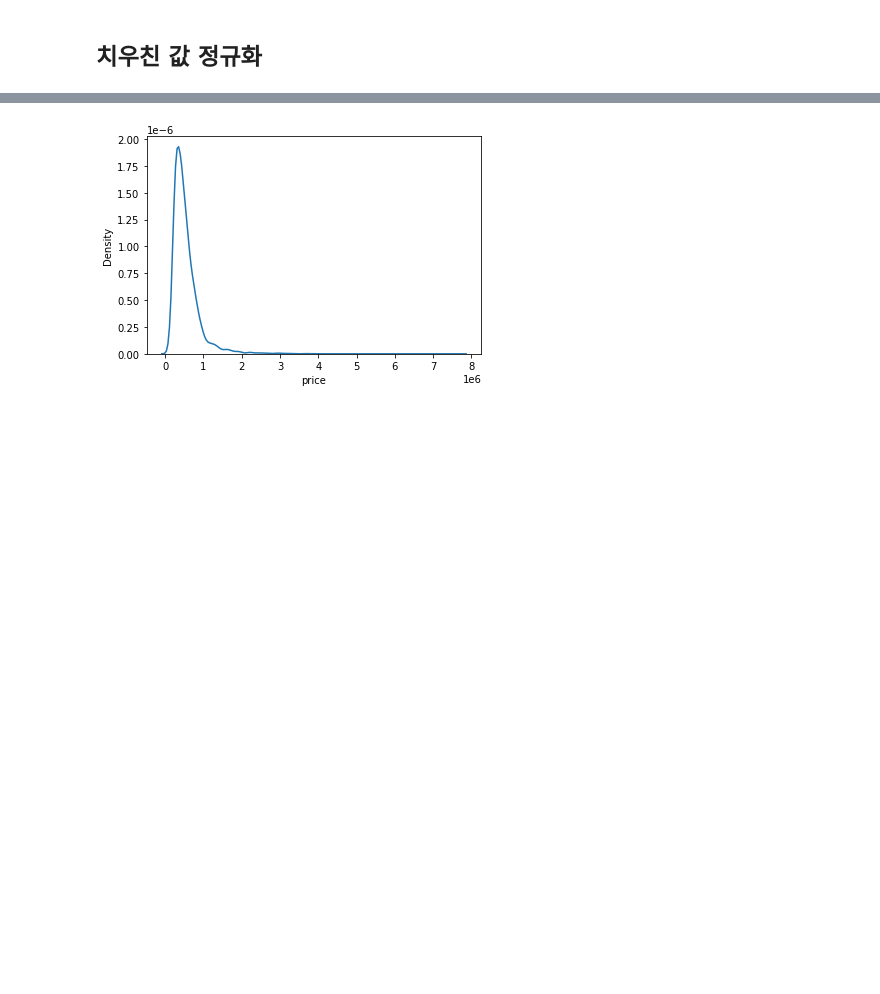
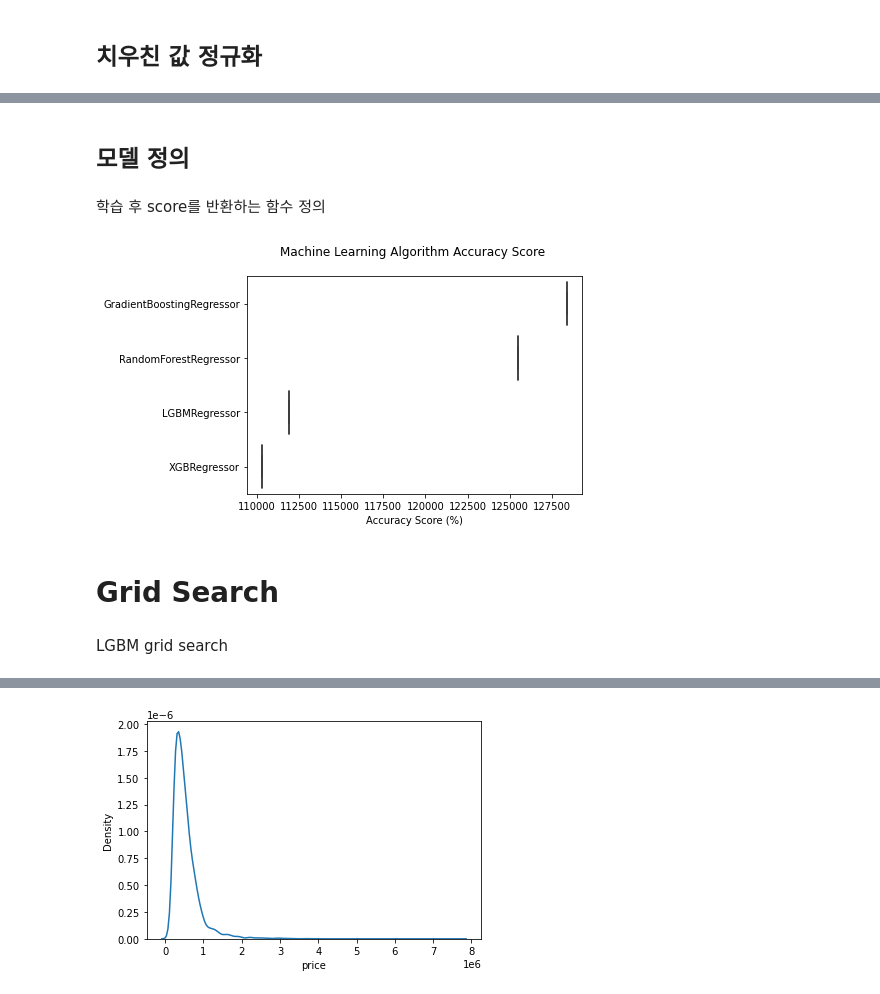
Before and after one commit to estela19/AIFFEL, a Jupyter notebook: exp06/randomgrid.ipynb, the cells around one changed output, grey strips where cells are left out. Cells and saved outputs as stored; diff of their text form; code cells hidden in the pictures; blank space fills up the shorter version.

```diff
--- a/exp06/randomgrid.ipynb
+++ b/exp06/randomgrid.ipynb
@@ -213,0 +213,43 @@ Index(['date', 'bedrooms', 'bathrooms', 'sqft_living', 'sqft_lot', 'floors',
+# %%
+def rmse(y_test, y_pred):
+    return np.sqrt(mean_squared_error(np.expm1(y_test), np.expm1(y_pred)))
+# %% [markdown]
+## 모델 정의
+# %%
+random_state=2020
+
+gboost = GradientBoostingRegressor(random_state=random_state)
+xgboost = XGBRegressor(random_state=random_state)
+lightgbm = LGBMRegressor(random_state=random_state)
+rdforest = RandomForestRegressor(random_state=random_state)
+log = LogisticRegression(random_state=random_state)
+
+models = [gboost, xgboost, lightgbm, rdforest]
+# %% [markdown]
+학습 후 score를 반환하는 함수 정의
+# %%
+def get_scores(models, train, y):
+    df = {}
+
+    for model in models:
+        model_name = model.__class__.__name__
+
+        X_train, X_test, y_train, y_test = train_test_split(train, y, random_state=random_state, test_size=0.2)
+        model.fit(X_train, y_train)
+        y_pred = model.predict(X_test)
+
+        df[model_name] = rmse(y_test, y_pred)
+        score_df = pd.DataFrame(df, index=['RMSE']).T.sort_values('RMSE', ascending=False)
+
+    return score_df
+# %%
+results = get_scores(models, train, y)
+# %%
+#results = results.drop(['mean'], axis=1)
+sns.boxplot(data=results.T, orient='h')
+plt.title('Machine Learning Algorithm Accuracy Score \n')
+plt.xlabel('Accuracy Score (%)');
+# %% [output]
+[figure, added]
+# %% [markdown]
+# Grid Search
@@ -213,0 +280,2 @@ Index(['date', 'bedrooms', 'bathrooms', 'sqft_living', 'sqft_lot', 'floors',
+# %% [markdown]
+LGBM grid search
```
Also changed, not shown: parts of 37 cells of this notebook, 1 other file.
